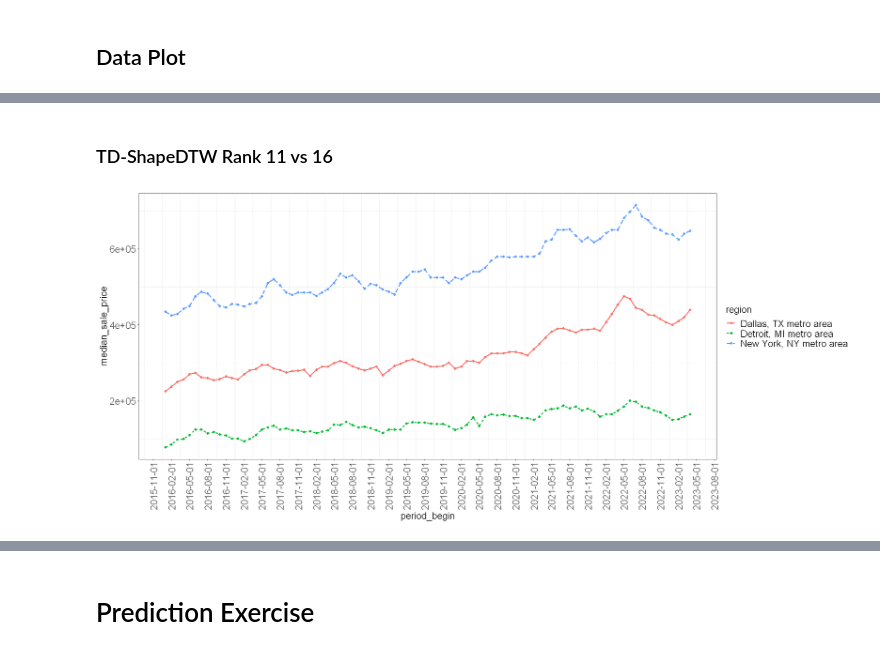
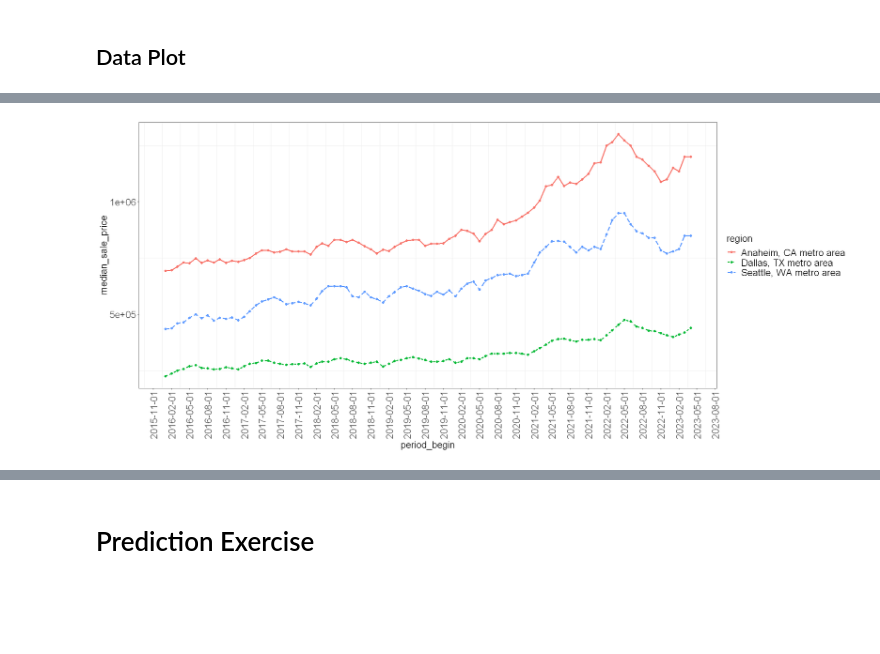
Before and after one commit to jianghaochu/dtw, a Jupyter notebook: code/demo_HousingMarket/1.HousingMarket_TDShapeDTW.ipynb, the cells around one changed output, grey strips where cells are left out. Cells and saved outputs as stored; diff of their text form; code cells hidden in the pictures; blank space fills up the shorter version.

```diff
--- a/code/demo_HousingMarket/1.HousingMarket_TDShapeDTW.ipynb
+++ b/code/demo_HousingMarket/1.HousingMarket_TDShapeDTW.ipynb
@@ -384,18 +348,19 @@ ggplot(data=dt_sel[region %in% metro_sel], aes(x=period_begin, y=median_sale_pri
-# %% [markdown]
-### TD-ShapeDTW Rank 11 vs 16
-# %%
-metro_sel <- c(metro_t, 'New York, NY metro area', 'Dallas, TX metro area')
-ggplot(data=dt_sel[region %in% metro_sel], aes(x=period_begin, y=median_sale_price, color=region)) +
-  geom_line(aes(linetype=region), size=1) +
-  geom_point() +
-  scale_x_date(breaks = "3 month") +
-  theme_bw() +
-  theme(
-    axis.text.x = element_text(angle = 90, vjust = 0.5, hjust = 1),
-    axis.title = element_text(size = 16), axis.text = element_text(size = 16),
-    legend.title = element_text(size = 16), legend.text = element_text(size = 16),
-    plot.background = element_blank(),
-    panel.grid.major = element_blank()
-  )
-# %% [output]
-[figure, removed]
+# %%
+# Seattle
+metro_t <- 'Seattle, WA metro area'
+metro_sel <- c(metro_t, 'Dallas, TX metro area',
+               'Anaheim, CA metro area')  # td_shapedtw-rank2, 'Austin, TX metro area', 18; td_wdtw-rank2, , 'Modesto, CA metro area' 9
+ggplot(data=dt_sel[region %in% metro_sel], aes(x=period_begin, y=median_sale_price, color=region)) +
+  geom_line(aes(linetype=region), size=1) +
+  geom_point() +
+  scale_x_date(breaks = "3 month") +
+  theme_bw() +
+  theme(
+    axis.text.x = element_text(angle = 90, vjust = 0.5, hjust = 1),
+    axis.title = element_text(size = 16), axis.text = element_text(size = 16),
+    legend.title = element_text(size = 16), legend.text = element_text(size = 16),
+    plot.background = element_blank(),
+    panel.grid.major = element_blank()
+  )
+# %% [output]
+[figure, added]
```
Also changed, not shown: parts of 22 cells of this notebook.
